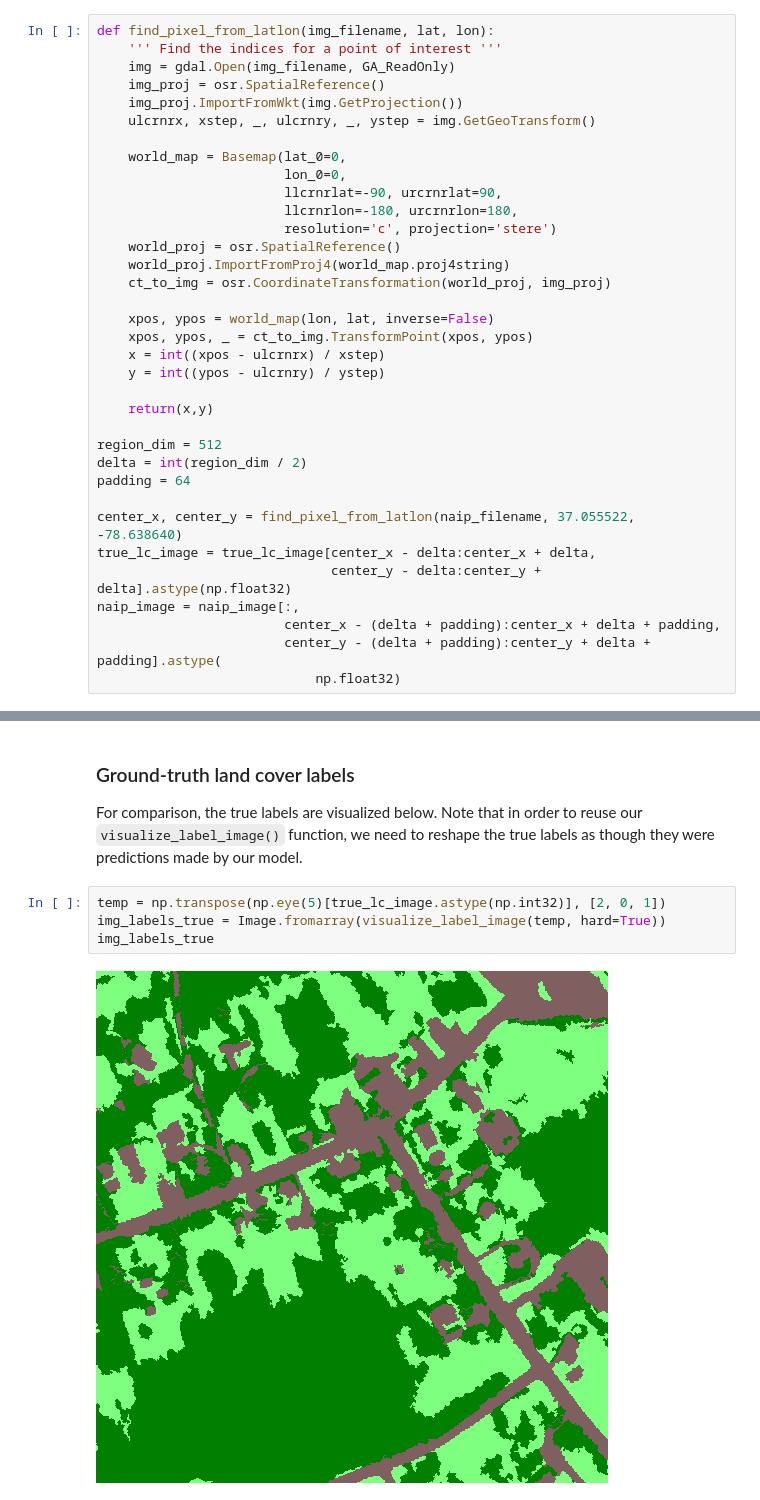
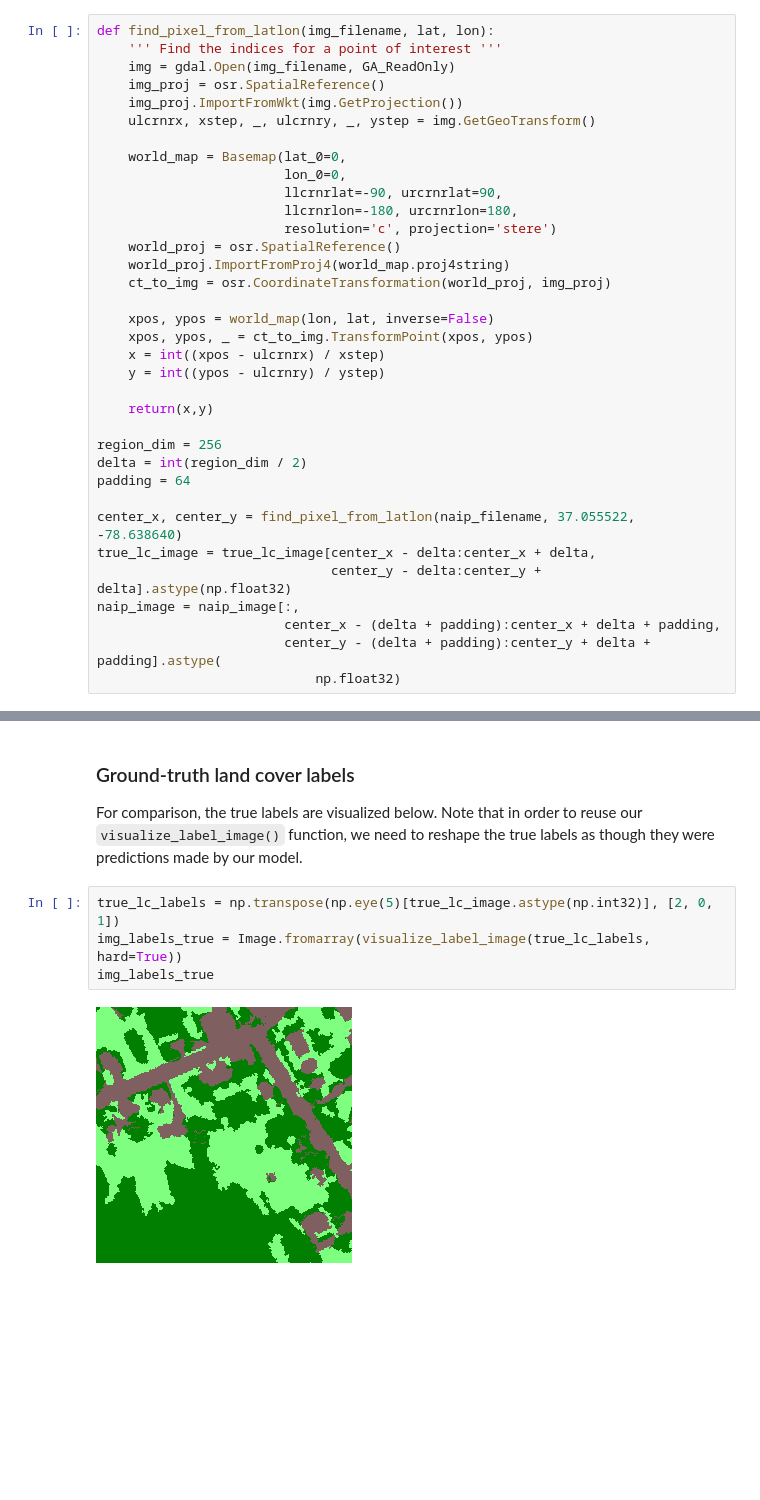
Before and after one commit to Azure/pixel_level_land_classification, a Jupyter notebook: geoaidsvm/Apply_trained_model_to_new_data.ipynb, the cells around one changed output, grey strips where cells are left out. Drawn from its saved outputs; the diff is of its cells as text; blank space fills up the shorter version.

```diff
--- a/geoaidsvm/Apply_trained_model_to_new_data.ipynb
+++ b/geoaidsvm/Apply_trained_model_to_new_data.ipynb
@@ -62,7 +63,7 @@ def find_pixel_from_latlon(img_filename, lat, lon):
 
     return(x,y)
 
-region_dim = 512
+region_dim = 256
 delta = int(region_dim / 2)
 padding = 64
 
@@ -164,8 +170,8 @@ img_labels_pred
 
 For comparison, the true labels are visualized below. Note that in order to reuse our `visualize_label_image()` function, we need to reshape the true labels as though they were predictions made by our model.
 # %%
-temp = np.transpose(np.eye(5)[true_lc_image.astype(np.int32)], [2, 0, 1])
-img_labels_true = Image.fromarray(visualize_label_image(temp, hard=True))
+true_lc_labels = np.transpose(np.eye(5)[true_lc_image.astype(np.int32)], [2, 0, 1])
+img_labels_true = Image.fromarray(visualize_label_image(true_lc_labels, hard=True))
 img_labels_true
 # %% [output]
-[figure, old version]
+[figure, new version]
```
Also changed, not shown: parts of 16 cells of this notebook, 3 other files.
